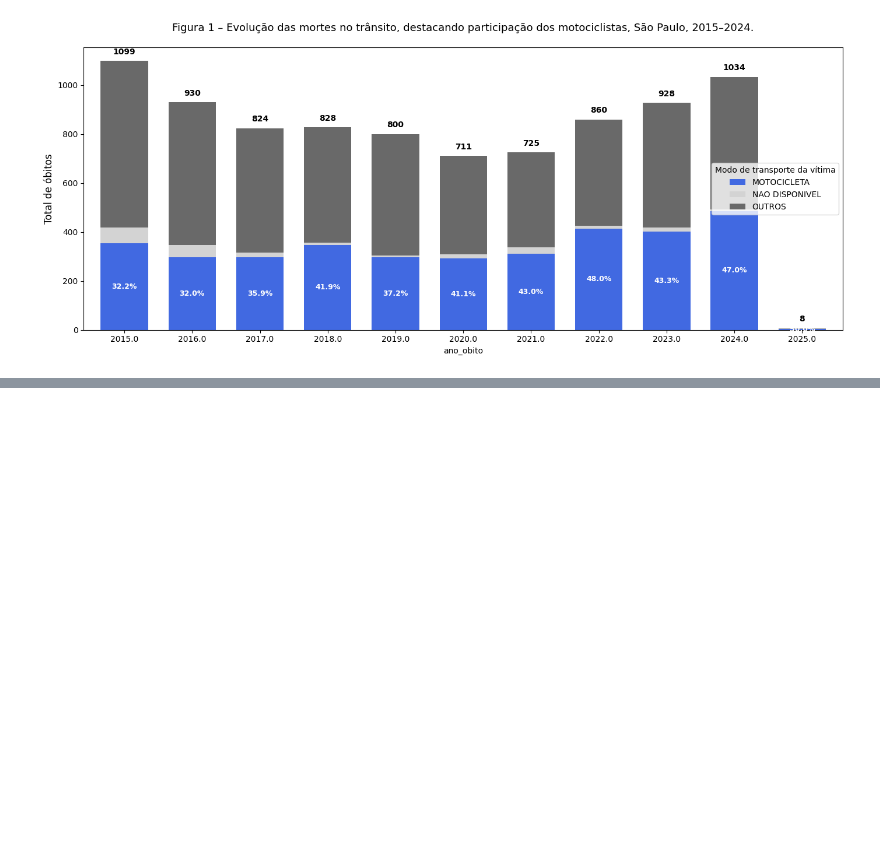
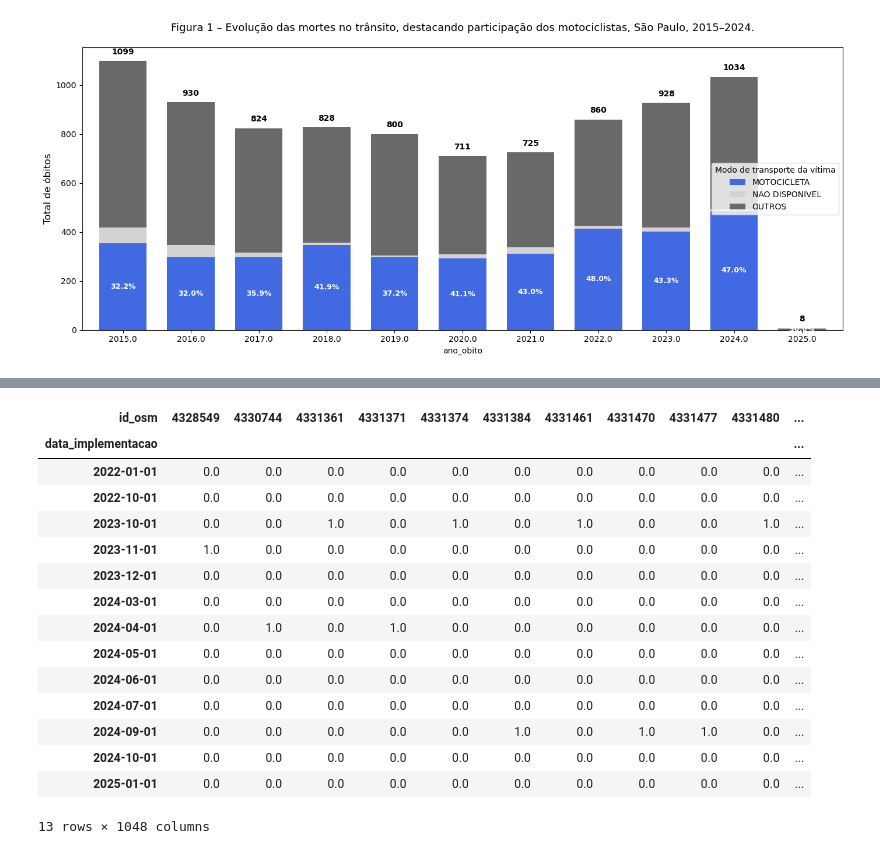
Before and after one commit to ml-pucciarelli/papers-code, a Jupyter notebook: insper-faixa-azul/notebook/Analise_dados_tratados.ipynb, the cells around one changed output, grey strips where cells are left out. Saved outputs shown, nothing was run; the diff lists cells and outputs as text; code cells hidden in the pictures; blank space fills up the shorter version.

```diff
--- a/insper-faixa-azul/notebook/Analise_dados_tratados.ipynb
+++ b/insper-faixa-azul/notebook/Analise_dados_tratados.ipynb
@@ -268,0 +235,3 @@ df_pivot
+# %%
+df_faixa_azul = pd.read_csv("../data/data-unzip/dados_brutos/faixa_azul.csv", encoding="iso-8859-1")
+df_faixa_azul
@@ -268,0 +252,26 @@ df_pivot
+# %%
+
+df_faixa_group = df_faixa_azul.groupby(['data_implementacao', 'id_osm']).size().reset_index(name='count')
+df_faixa_bar = df_faixa_group.pivot(index='data_implementacao', columns='id_osm', values='count').fillna(0)
+df_faixa_bar
+# ax = df_faixa_bar.plot(kind='bar', stacked=True, figsize=(14, 6),
+#                    color=['#4169E1', '#D3D3D3', '#696969'],
+#                    width=0.7)
+# plt.show()
+# %% [output]
+| id_osm | 4328549 | 4330744 | 4331361 | 4331371 | 4331374 | 4331384 | 4331461 | 4331470 | 4331477 | 4331480 | ... |
+| data_implementacao |  |  |  |  |  |  |  |  |  |  | ... |
+| 2022-01-01 | 0.0 | 0.0 | 0.0 | 0.0 | 0.0 | 0.0 | 0.0 | 0.0 | 0.0 | 0.0 | ... |
+| 2022-10-01 | 0.0 | 0.0 | 0.0 | 0.0 | 0.0 | 0.0 | 0.0 | 0.0 | 0.0 | 0.0 | ... |
+| 2023-10-01 | 0.0 | 0.0 | 1.0 | 0.0 | 1.0 | 0.0 | 1.0 | 0.0 | 0.0 | 1.0 | ... |
+| 2023-11-01 | 1.0 | 0.0 | 0.0 | 0.0 | 0.0 | 0.0 | 0.0 | 0.0 | 0.0 | 0.0 | ... |
+| 2023-12-01 | 0.0 | 0.0 | 0.0 | 0.0 | 0.0 | 0.0 | 0.0 | 0.0 | 0.0 | 0.0 | ... |
+| 2024-03-01 | 0.0 | 0.0 | 0.0 | 0.0 | 0.0 | 0.0 | 0.0 | 0.0 | 0.0 | 0.0 | ... |
+| 2024-04-01 | 0.0 | 1.0 | 0.0 | 1.0 | 0.0 | 0.0 | 0.0 | 0.0 | 0.0 | 0.0 | ... |
+| 2024-05-01 | 0.0 | 0.0 | 0.0 | 0.0 | 0.0 | 0.0 | 0.0 | 0.0 | 0.0 | 0.0 | ... |
+| 2024-06-01 | 0.0 | 0.0 | 0.0 | 0.0 | 0.0 | 0.0 | 0.0 | 0.0 | 0.0 | 0.0 | ... |
+| 2024-07-01 | 0.0 | 0.0 | 0.0 | 0.0 | 0.0 | 0.0 | 0.0 | 0.0 | 0.0 | 0.0 | ... |
+| 2024-09-01 | 0.0 | 0.0 | 0.0 | 0.0 | 0.0 | 1.0 | 0.0 | 1.0 | 1.0 | 0.0 | ... |
+| 2024-10-01 | 0.0 | 0.0 | 0.0 | 0.0 | 0.0 | 0.0 | 0.0 | 0.0 | 0.0 | 0.0 | ... |
+| 2025-01-01 | 0.0 | 0.0 | 0.0 | 0.0 | 0.0 | 0.0 | 0.0 | 0.0 | 0.0 | 0.0 | ... |
+13 rows × 1048 columns
```
Also changed, not shown: parts of 18 cells of this notebook, 4 other files.
